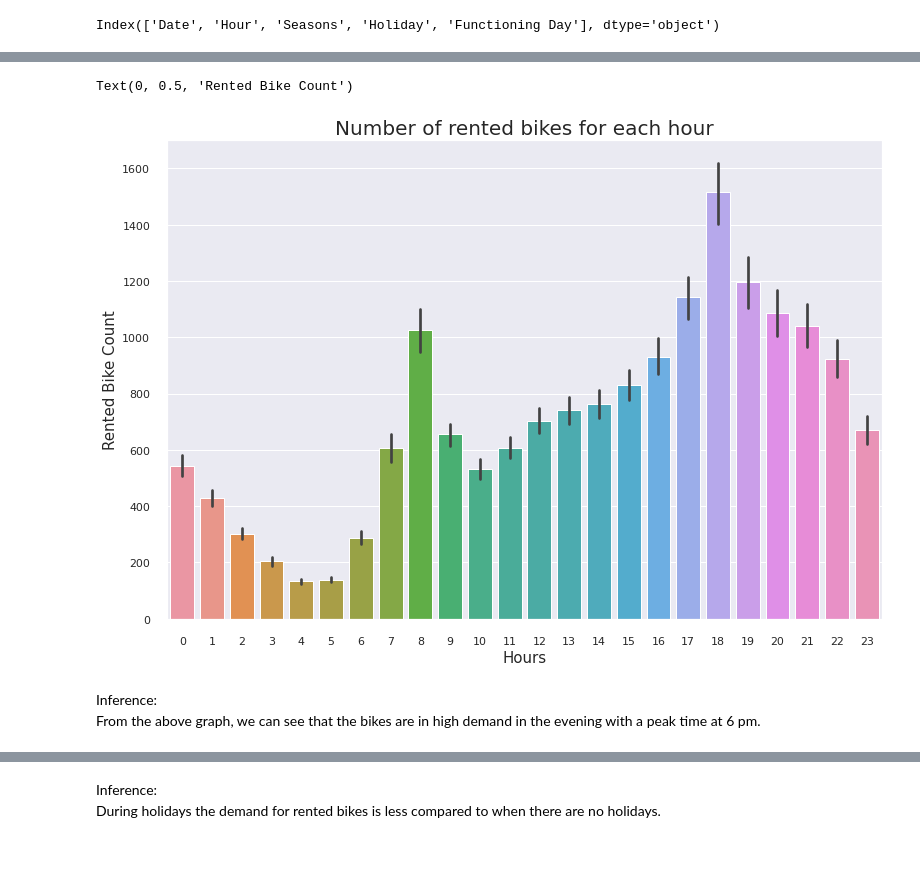
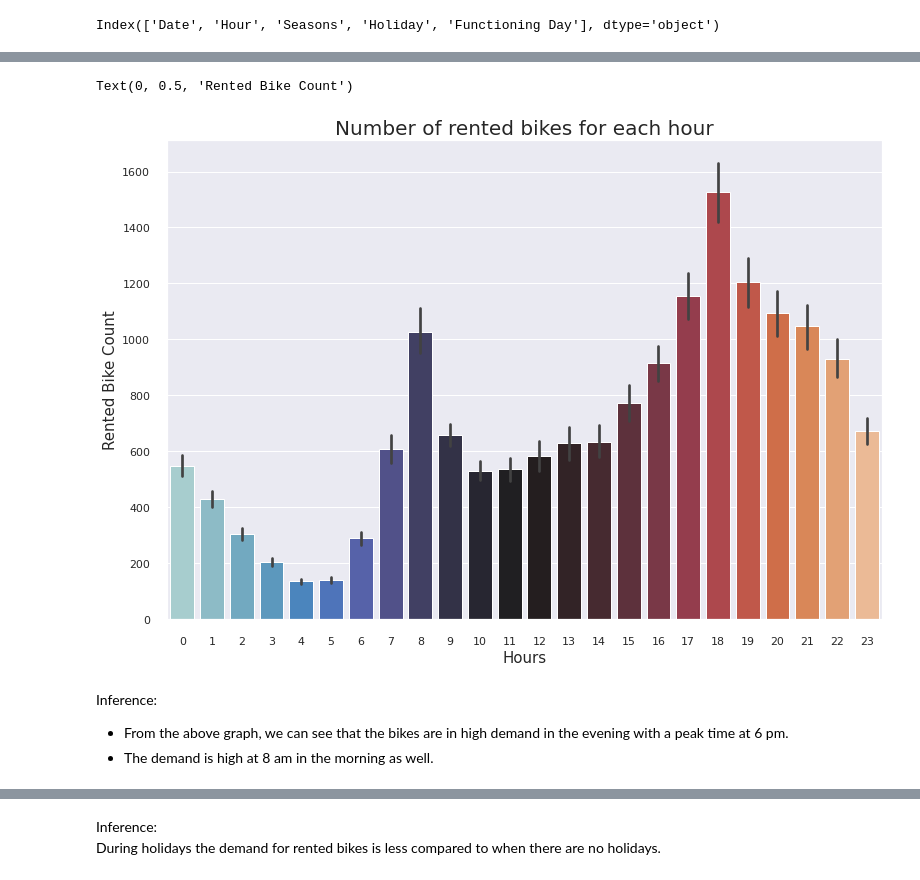
Before and after one commit to codeboy47/Seoul-Bike-Sharing-Demand-Prediction, a Jupyter notebook: Akshit_Singh_Notebook.ipynb, the cells around one changed output, grey strips where cells are left out. Drawn from its saved outputs; the diff is of its cells as text; code cells hidden in the pictures; blank space fills up the shorter version.

```diff
--- a/Akshit_Singh_Notebook.ipynb
+++ b/Akshit_Singh_Notebook.ipynb
@@ -293,7 +315,8 @@ seoul_df[seoul_df['Snowfall'] >= 4]['Snowfall'].count()
 # %%
 # removing outliers
 seoul_df = seoul_df[seoul_df['Humidity'] > 0]
-seoul_df = seoul_df[seoul_df['Wind speed'] < 5.5]
+seoul_df = seoul_df[seoul_df['Wind speed'] < 4.5]
+seoul_df = seoul_df[seoul_df['Solar Radiation'] < 2.5]
 seoul_df = seoul_df[seoul_df['Rainfall'] < 10]
 seoul_df = seoul_df[seoul_df['Snowfall'] < 4]
 # %% [markdown]
@@ -355,15 +390,17 @@ Index(['Date', 'Hour', 'Seasons', 'Holiday', 'Functioning Day'], dtype='object')
 # %%
 # setting seaborn plotting aesthetics for creating a bar chart
 sns.barplot(
     x = seoul_df['Hour'],
-    y = seoul_df['Rented Bike Count']
+    y = seoul_df['Rented Bike Count'],
+    palette = ('icefire')
 )
 plt.title('Number of rented bikes for each hour', fontsize = 20)
 plt.xlabel('Hours', fontsize = 15)
 plt.ylabel('Rented Bike Count', fontsize = 15)
 # %% [output]
 Text(0, 0.5, 'Rented Bike Count')
-[figure, old version]
+[figure, new version]
 # %% [markdown]
 Inference: <br>
-From the above graph, we can see that the bikes are in high demand in the evening with a peak time at 6 pm.
+* From the above graph, we can see that the bikes are in high demand in the evening with a peak time at 6 pm.
+* The demand is high at 8 am in the morning as well.
```
Also changed, not shown: parts of 23 cells of this notebook.
